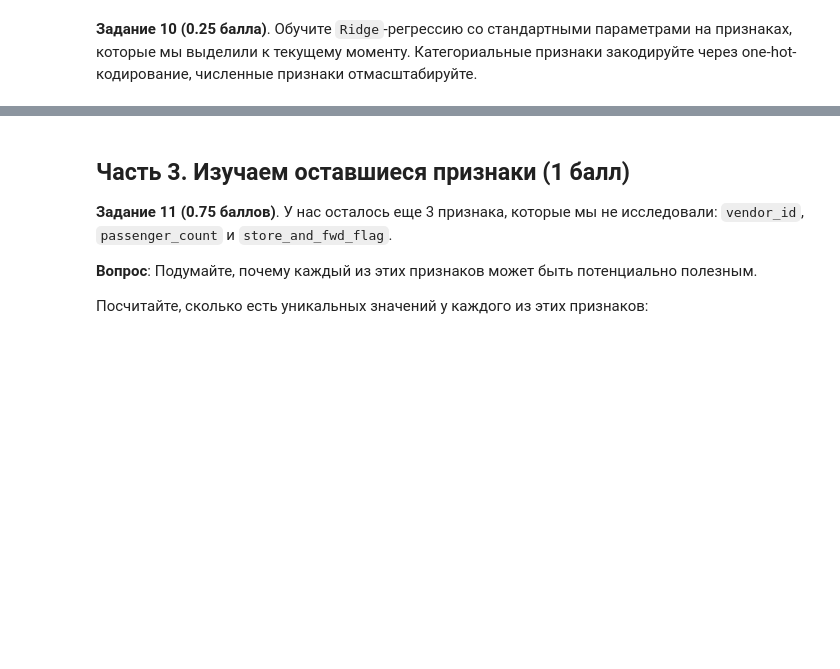
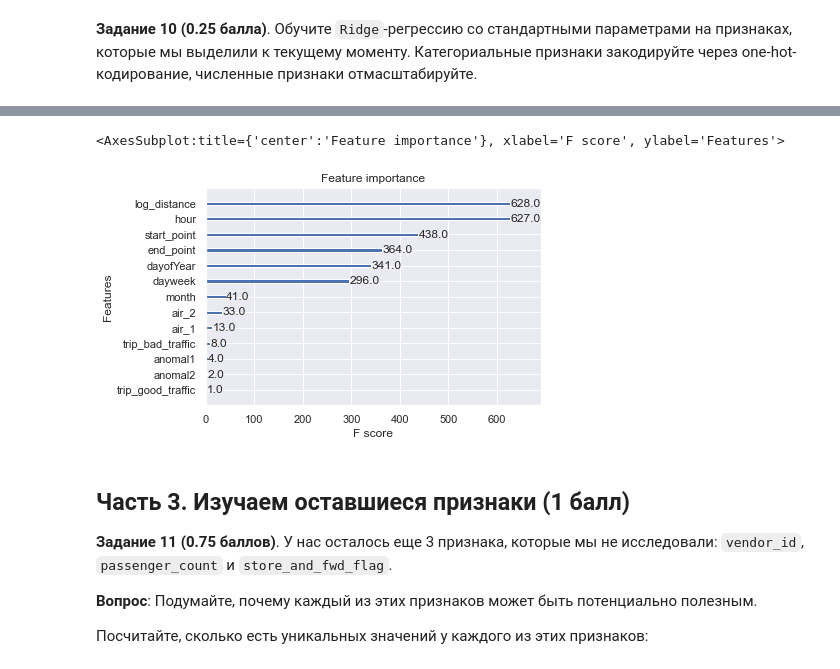
Before and after one commit to DataStas/cv_StanislavS, a Jupyter notebook: taxi/taxi.ipynb, the cells around one changed output, grey strips where cells are left out. Cells and saved outputs as stored; diff of their text form; code cells hidden in the pictures; blank space fills up the shorter version.

```diff
--- a/taxi/taxi.ipynb
+++ b/taxi/taxi.ipynb
@@ -885,0 +934,7 @@ test_cut.iloc[0:5,-2:]
+# %%
+from sklearn.ensemble import GradientBoostingRegressor
+for n_estimator in [100, 200, 300]:
+    print(f"n_estimators {n_estimator}")
+
+    gradboost = GradientBoostingRegressor(n_estimators=n_estimator, verbose=True, random_state=241, learning_rate=0.1, criterion='squared_error')
+    gradboost.fit(X_train,y_train)
@@ -885,0 +962,18 @@ test_cut.iloc[0:5,-2:]
+# %%
+dtrain = xgb.DMatrix(X_train, label=y_train)
+dvalid = xgb.DMatrix(X_test, label=y_test)
+# dtest = xgb.DMatrix(test)
+watchlist = [(dtrain, 'train'), (dvalid, 'valid')]
+# %%
+md = [6]
+lr = [0.1, 0.3]
+mcw = [20,25,30]
+for m in md:
+    for l in lr:
+        for n in mcw:
+            t0 = datetime.now()
+            xgb_pars = {'min_child_weight': n, 'eta': l, 'colsample_bytree': 0.9,
+                       'max_depth': m,
+           'eval_metric': 'rmse', 'objective': 'reg:linear'}
+            model = xgb.train(xgb_pars, dtrain, 50, watchlist, early_stopping_rounds=10,
+                 maximize=False, verbose_eval=1)
@@ -886,3 +998,8 @@ test_cut.iloc[0:5,-2:]
+# %%
+xgb.plot_importance(model)
+# %% [output]
+<AxesSubplot:title={'center':'Feature importance'}, xlabel='F score', ylabel='Features'>
+[figure, added]
 # %% [markdown]
 ## Часть 3. Изучаем оставшиеся признаки (1 балл)
 
```
Also changed, not shown: parts of 43 cells of this notebook, 1 other file.
